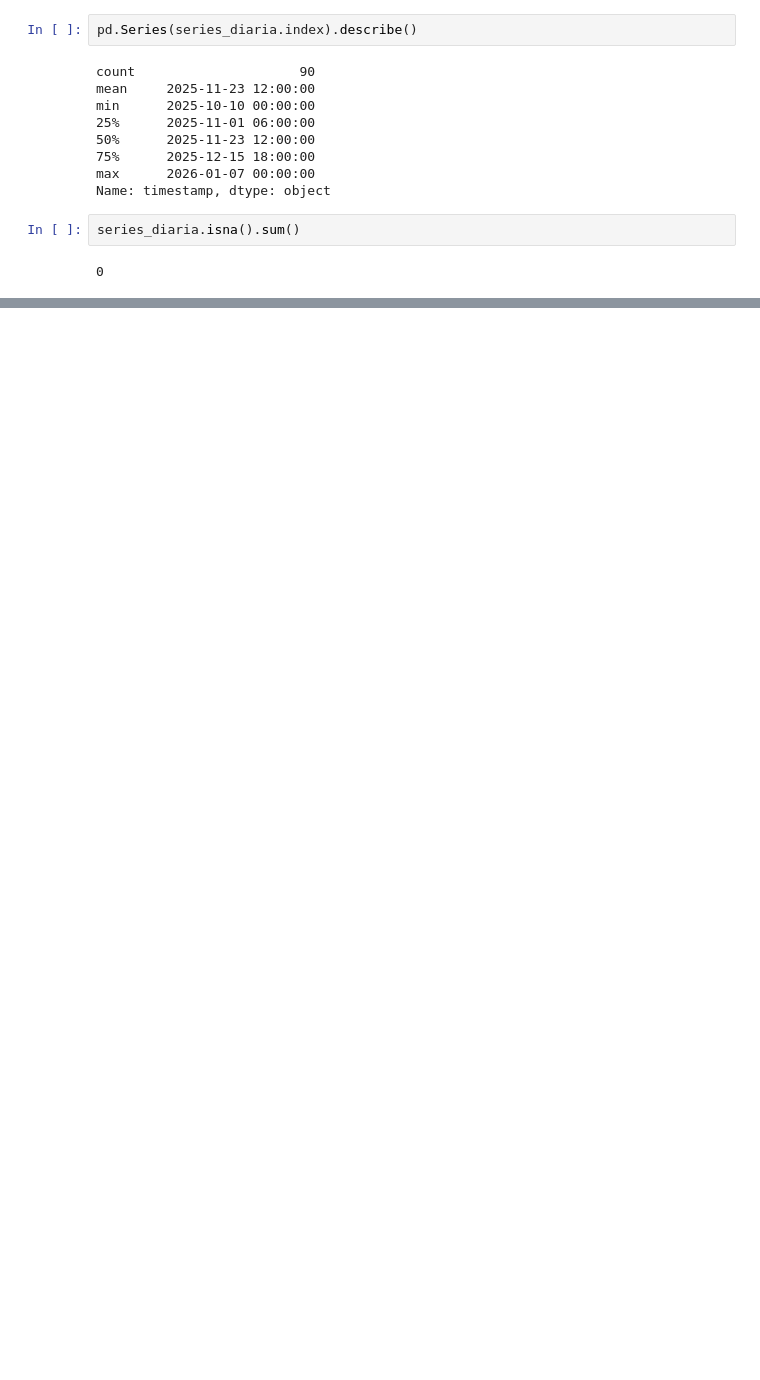
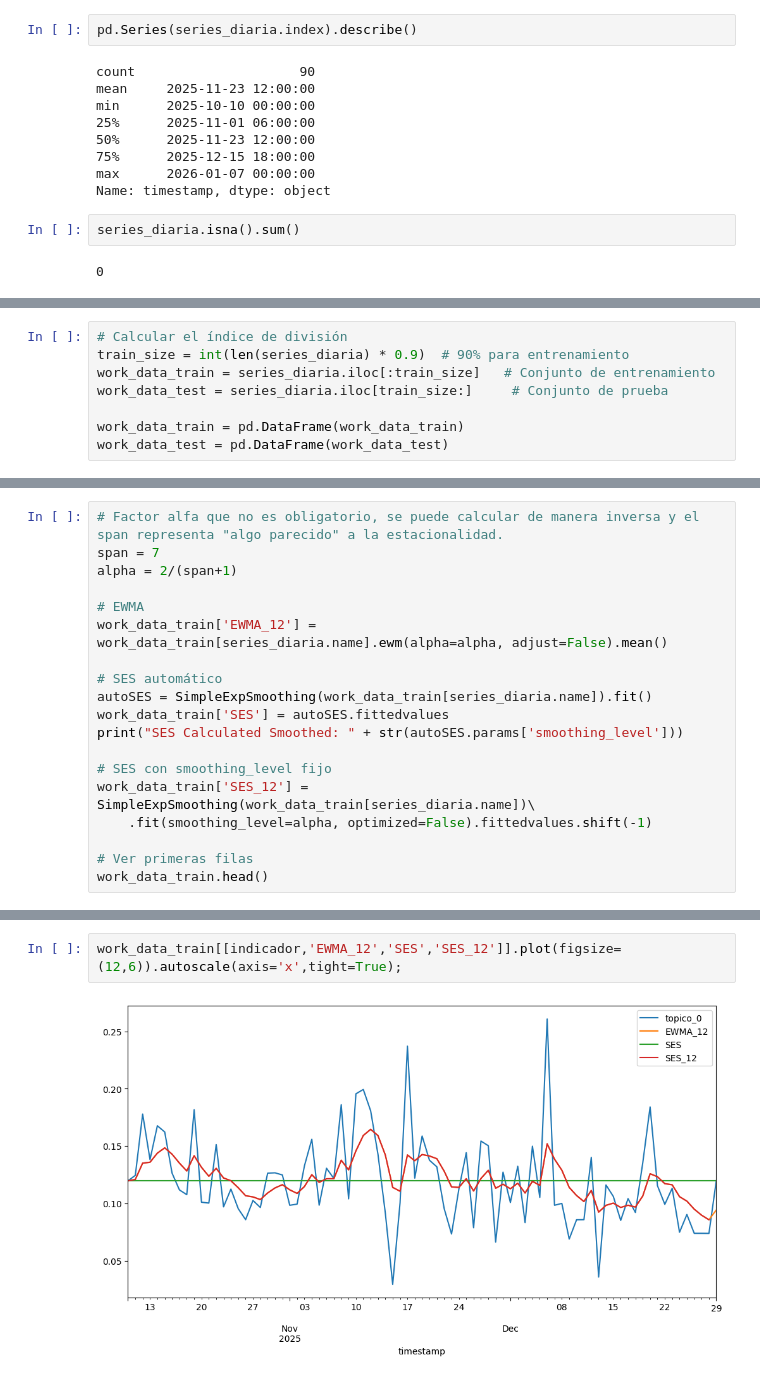
Before and after one commit to MiguelGP-13/DCDC-Project, a Jupyter notebook: dataMination/indicadoresAnalisisTemporal.ipynb, the cells around one changed output, grey strips where cells are left out. Cells and saved outputs as stored; diff of their text form; blank space fills up the shorter version.

```diff
--- a/dataMination/indicadoresAnalisisTemporal.ipynb
+++ b/dataMination/indicadoresAnalisisTemporal.ipynb
@@ -228,0 +241,8 @@ plt.show()
+# %%
+# Calcular el índice de división
+train_size = int(len(series_diaria) * 0.9)  # 90% para entrenamiento
+work_data_train = series_diaria.iloc[:train_size]   # Conjunto de entrenamiento
+work_data_test = series_diaria.iloc[train_size:]     # Conjunto de prueba
+
+work_data_train = pd.DataFrame(work_data_train)
+work_data_test = pd.DataFrame(work_data_test)
@@ -228,0 +251,19 @@ plt.show()
+# %%
+# Factor alfa que no es obligatorio, se puede calcular de manera inversa y el span representa "algo parecido" a la estacionalidad.
+span = 7
+alpha = 2/(span+1)
+
+# EWMA
+work_data_train['EWMA_12'] = work_data_train[series_diaria.name].ewm(alpha=alpha, adjust=False).mean()
+
+# SES automático
+autoSES = SimpleExpSmoothing(work_data_train[series_diaria.name]).fit()
+work_data_train['SES'] = autoSES.fittedvalues
+print("SES Calculated Smoothed: " + str(autoSES.params['smoothing_level']))
+
+# SES con smoothing_level fijo
+work_data_train['SES_12'] = SimpleExpSmoothing(work_data_train[series_diaria.name])\
+    .fit(smoothing_level=alpha, optimized=False).fittedvalues.shift(-1)
+
+# Ver primeras filas
+work_data_train.head()
@@ -228,0 +279,4 @@ plt.show()
+# %%
+work_data_train[[indicador,'EWMA_12','SES','SES_12']].plot(figsize=(12,6)).autoscale(axis='x',tight=True);
+# %% [output]
+[figure, added]
```
Also changed, not shown: parts of 28 cells of this notebook, 2 other files.
